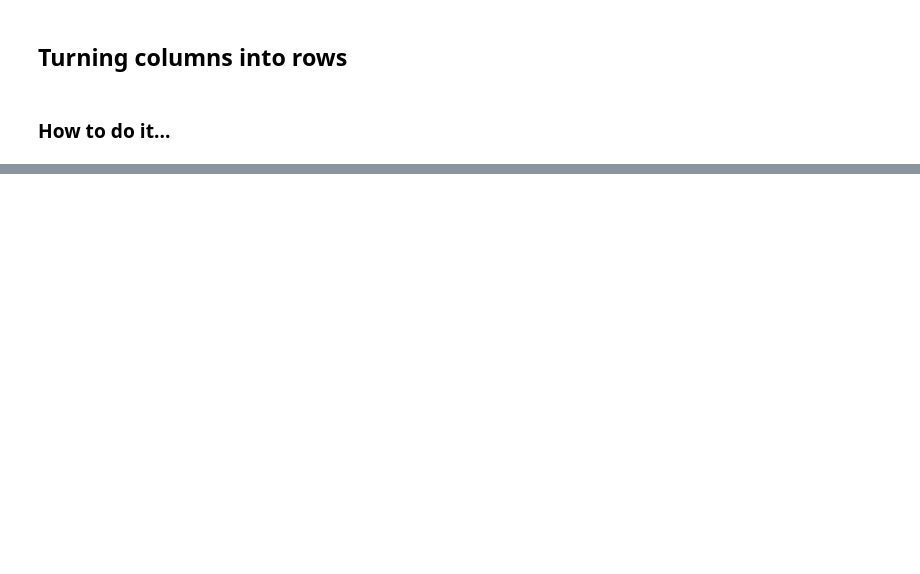
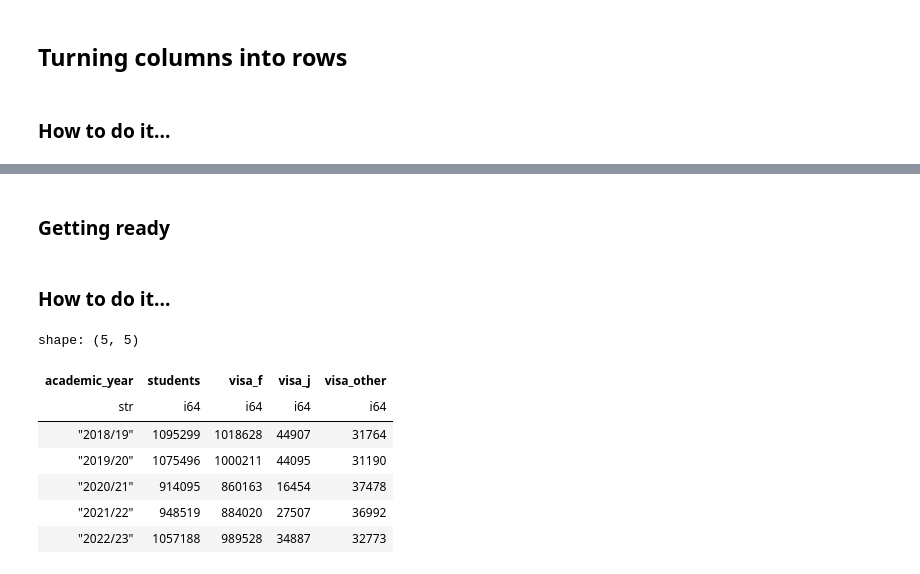
Before and after one commit to PacktPublishing/Polars-Cookbook, a Jupyter notebook: Chapter08/ch08.ipynb, the cells around one changed output, grey strips where cells are left out. Saved outputs shown, nothing was run; the diff lists cells and outputs as text; code cells hidden in the pictures; blank space fills up the shorter version.

```diff
--- a/Chapter08/ch08.ipynb
+++ b/Chapter08/ch08.ipynb
@@ -114,0 +215,13 @@ shape: (5, 3)
+# %% [markdown]
+### Getting ready
+# %%
+from polars import selectors as cs
+
+academic_df = (
+    pl.read_csv('../data/academic.csv')
+    .select(
+        pl.col('year').alias('academic_year'),
+        cs.numeric().cast(pl.Int64)
+    )
+    .filter(pl.col('academic_year').str.slice(0,4).cast(pl.Int32)>=2018)
+)
@@ -114,0 +238,27 @@ shape: (5, 3)
+# %% [markdown]
+### How to do it...
+# %%
+joined_df = (
+    academic_df
+    .join(
+        status_df,
+        left_on='academic_year',
+        right_on='year',
+        how='inner'
+    )
+    .select(
+        'academic_year',
+        'students',
+        cs.contains('visa')
+    )
+)
+joined_df.head()
+# %% [output]
+shape: (5, 5)
+| academic_year | students | visa_f | visa_j | visa_other |
+| str | i64 | i64 | i64 | i64 |
+| "2018/19" | 1095299 | 1018628 | 44907 | 31764 |
+| "2019/20" | 1075496 | 1000211 | 44095 | 31190 |
+| "2020/21" | 914095 | 860163 | 16454 | 37478 |
+| "2021/22" | 948519 | 884020 | 27507 | 36992 |
+| "2022/23" | 1057188 | 989528 | 34887 | 32773 |
```
Also changed, not shown: parts of 32 cells of this notebook.
